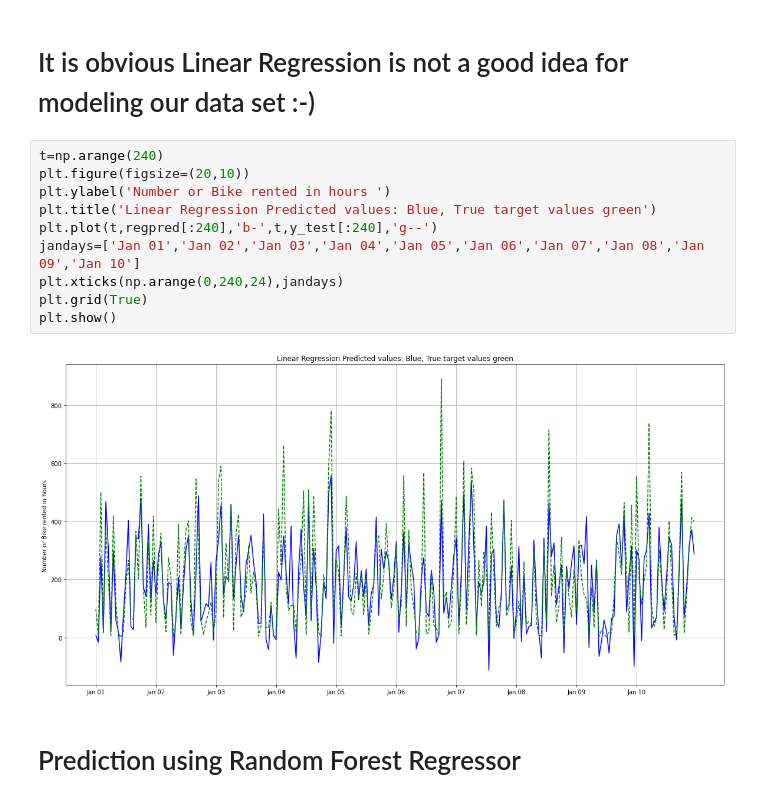
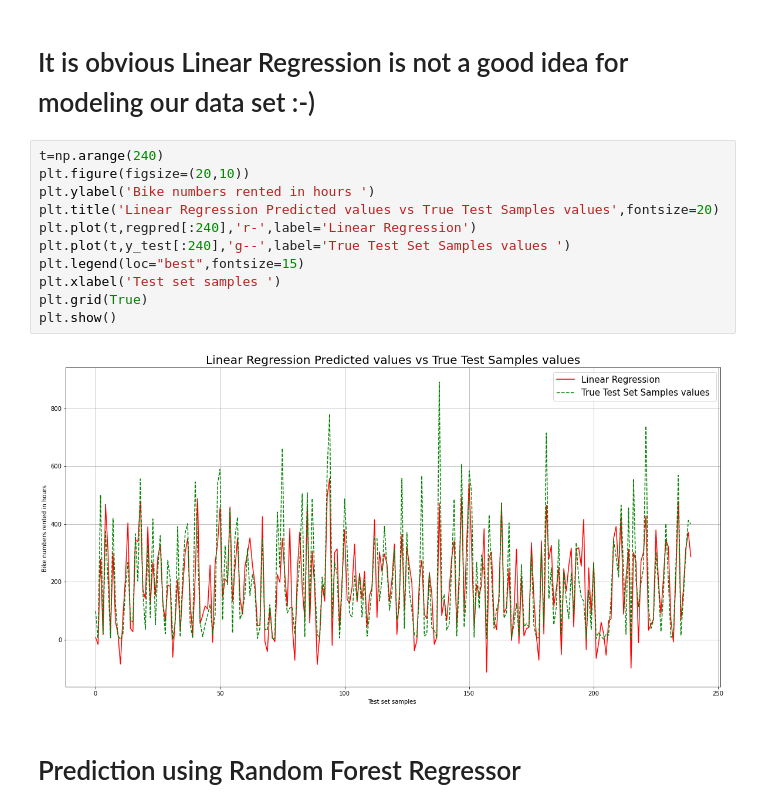
Before and after one commit to MasoudMoeini/Bike-Sharing-Dataset-Analysis, a Jupyter notebook: BikeSharing_MachineLearning.ipynb, the cells around one changed output. Drawn from its saved outputs; the diff is of its cells as text.

```diff
--- a/BikeSharing_MachineLearning.ipynb
+++ b/BikeSharing_MachineLearning.ipynb
@@ -260,15 +267,16 @@ Those features are not significant and very important if :
 # %%
 t=np.arange(240)
 plt.figure(figsize=(20,10))
-plt.ylabel('Number or Bike rented in hours ')
-plt.title('Linear Regression Predicted values: Blue, True target values green')
-plt.plot(t,regpred[:240],'b-',t,y_test[:240],'g--')
-jandays=['Jan 01','Jan 02','Jan 03','Jan 04','Jan 05','Jan 06','Jan 07','Jan 08','Jan 09','Jan 10']
-plt.xticks(np.arange(0,240,24),jandays)
+plt.ylabel('Bike numbers rented in hours ')
+plt.title('Linear Regression Predicted values vs True Test Samples values',fontsize=20)
+plt.plot(t,regpred[:240],'r-',label='Linear Regression')
+plt.plot(t,y_test[:240],'g--',label='True Test Set Samples values ')
+plt.legend(loc="best",fontsize=15)
+plt.xlabel('Test set samples ')
 plt.grid(True)
 plt.show()
 # %% [output]
-[figure, old version]
+[figure, new version]
 # %% [markdown]
 # Prediction using Random Forest Regressor
 # %%
```
Also changed, not shown: parts of 13 cells of this notebook, 2 other files.
